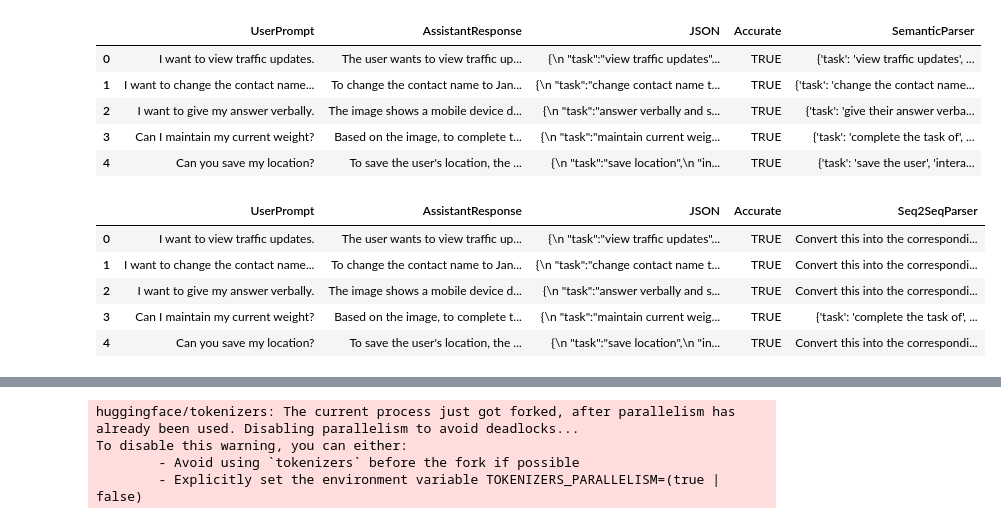
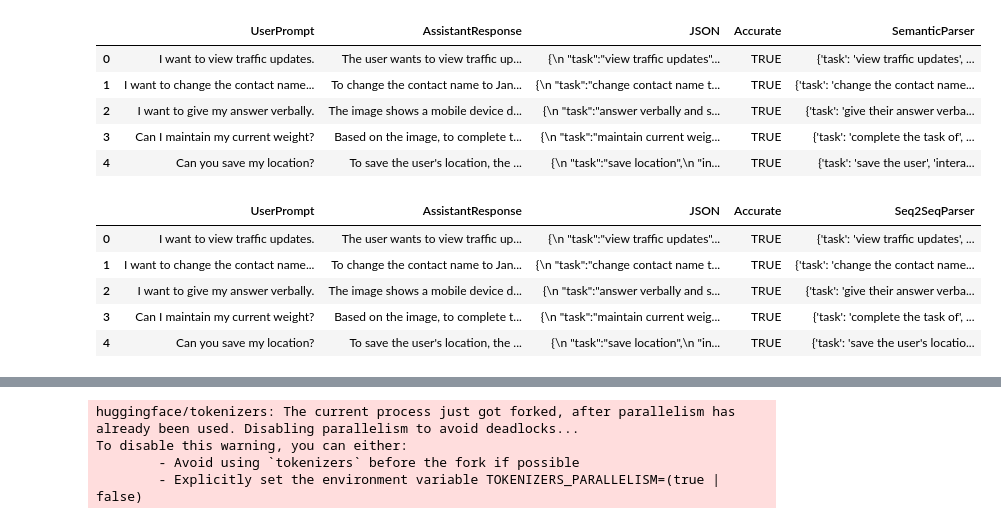
Before and after one commit to rng190001/CS6375-ResearchProject, a Jupyter notebook: evaluationMetrics.ipynb, the cells around one changed output, grey strips where cells are left out. Cells and saved outputs as stored; diff of their text form; code cells hidden in the pictures.

```diff
--- a/evaluationMetrics.ipynb
+++ b/evaluationMetrics.ipynb
@@ -10,12 +10,12 @@ ruleBasedParsing.head()
 | 3 | Can I maintain my current weight? | Based on the image, to complete t... | {\n "task":"maintain current weig... | TRUE | {'task': 'complete the task of', ... |
 | 4 | Can you save my location? | To save the user's location, the ... | {\n "task":"save location",\n "in... | TRUE | {'task': 'save the user', 'intera... |
 # %%
-seq2seqParsing = pd.read_csv("Seq2SeqParsingOutput.csv")
+seq2seqParsing = pd.read_csv("Seq2SeqParsingOutput2.csv")
 seq2seqParsing.head()
 # %% [output]
 |  | UserPrompt | AssistantResponse | JSON | Accurate | Seq2SeqParser |
-| 0 | I want to view traffic updates. | The user wants to view traffic up... | {\n "task":"view traffic updates"... | TRUE | Convert this into the correspondi... |
-| 1 | I want to change the contact name... | To change the contact name to Jan... | {\n "task":"change contact name t... | TRUE | Convert this into the correspondi... |
-| 2 | I want to give my answer verbally. | The image shows a mobile device d... | {\n "task":"answer verbally and s... | TRUE | Convert this into the correspondi... |
+| 0 | I want to view traffic updates. | The user wants to view traffic up... | {\n "task":"view traffic updates"... | TRUE | {'task': 'view traffic updates', ... |
+| 1 | I want to change the contact name... | To change the contact name to Jan... | {\n "task":"change contact name t... | TRUE | {'task': 'change the contact name... |
+| 2 | I want to give my answer verbally. | The image shows a mobile device d... | {\n "task":"answer verbally and s... | TRUE | {'task': 'give their answer verba... |
 | 3 | Can I maintain my current weight? | Based on the image, to complete t... | {\n "task":"maintain current weig... | TRUE | {'task': 'complete the task of', ... |
-| 4 | Can you save my location? | To save the user's location, the ... | {\n "task":"save location",\n "in... | TRUE | Convert this into the correspondi... |
+| 4 | Can you save my location? | To save the user's location, the ... | {\n "task":"save location",\n "in... | TRUE | {'task': 'save the user's locatio... |
```
Also changed, not shown: parts of 14 cells of this notebook, 1 other file.
